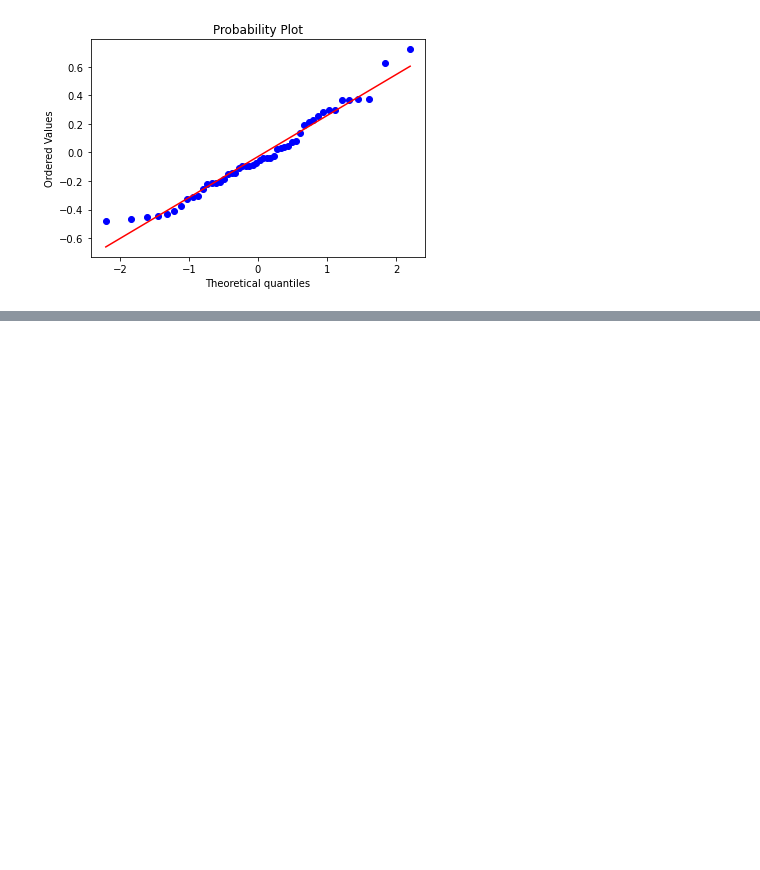
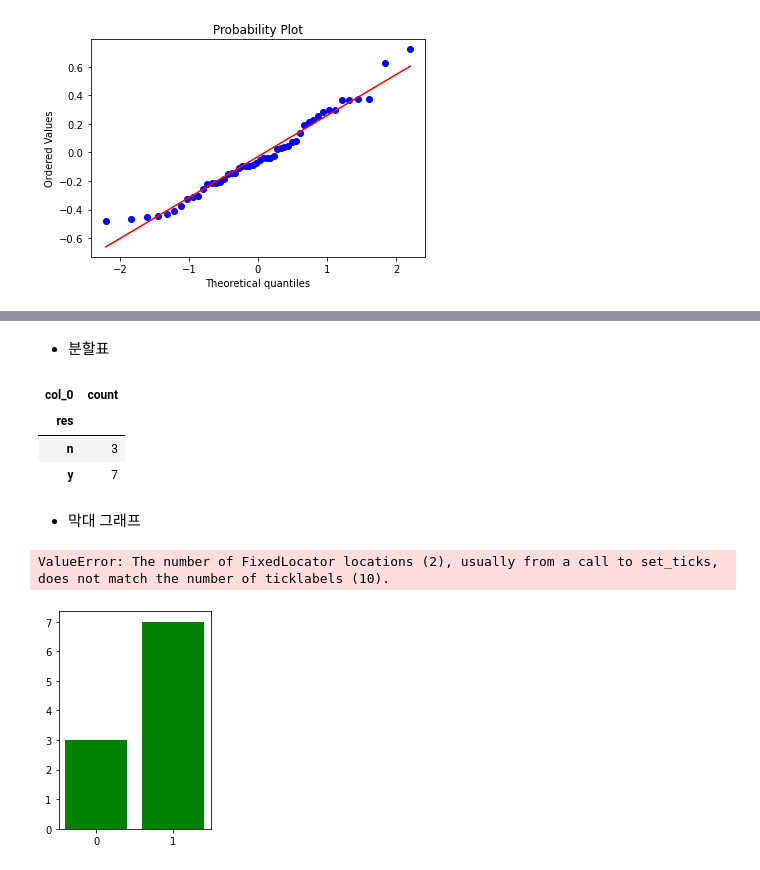
Before and after one commit to hellosunil/TIL-Today-I-Learned-, a Jupyter notebook: Python 통계 프로그래밍.ipynb, the cells around one changed output, grey strips where cells are left out. Cells and saved outputs as stored; diff of their text form; code cells hidden in the pictures; blank space fills up the shorter version.

```diff
--- a/Python 통계 프로그래밍.ipynb
+++ b/Python 통계 프로그래밍.ipynb
@@ -2391,0 +2455,8 @@ plt.show()
+# %%
+import pandas as pd
+import numpy as np
+import matplotlib.pyplot as plt
+
+res = np.array(['y','n','y','y','y','n','n','y','y','y'])
+df = pd.DataFrame(res, columns = ['res'])
+df
@@ -2391,0 +2475,27 @@ plt.show()
+# %% [markdown]
+* 분할표
+# %%
+cd = pd.crosstab(index=df['res'], columns='count')
+a = np.arange(len(cd))
+cd
+# %% [output]
+| col_0 | count |
+| res |  |
+| n | 3 |
+| y | 7 |
+# %% [markdown]
+* 막대 그래프
+# %%
+cr = pd.crosstab(index=df['res'], columns='count')
+y_pos = np.arange(len(cr))
+
+plt.subplot(1,2,1)
+plt.bar(y_pos, cr['count'],color='green')
+plt.xticks(y_pos, res)
+
+plt.subplot(1,2,2)
+plt.barh(y_pos, cr['count'], color=['blue', 'cyan'])
+plt.yticks(y_pos, res)
+# %% [output]
+ValueError: The number of FixedLocator locations (2), usually from a call to set_ticks, does not match the number of ticklabels (10).
+[figure, added]
```
Also changed, not shown: parts of 13 cells of this notebook, 5 other files.
